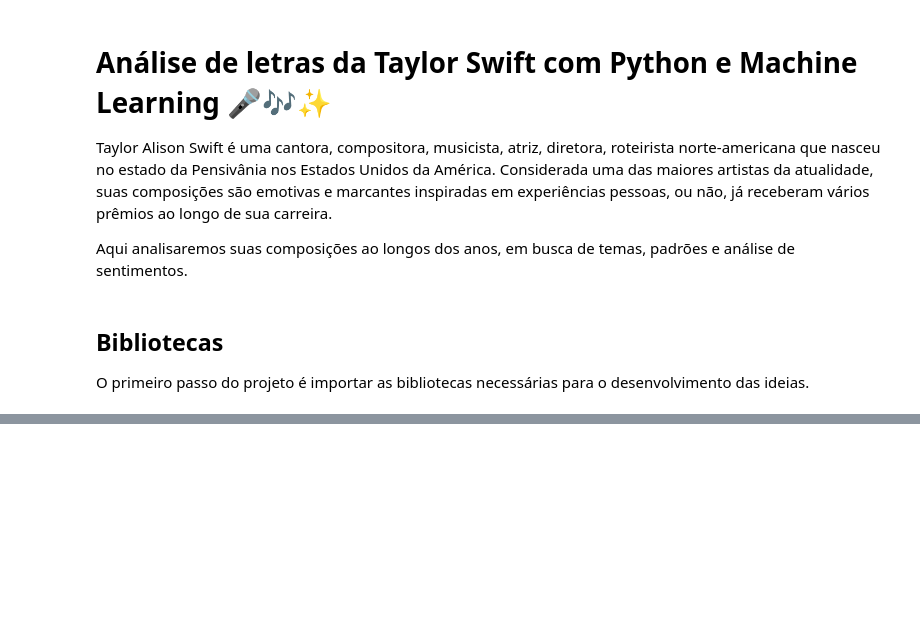
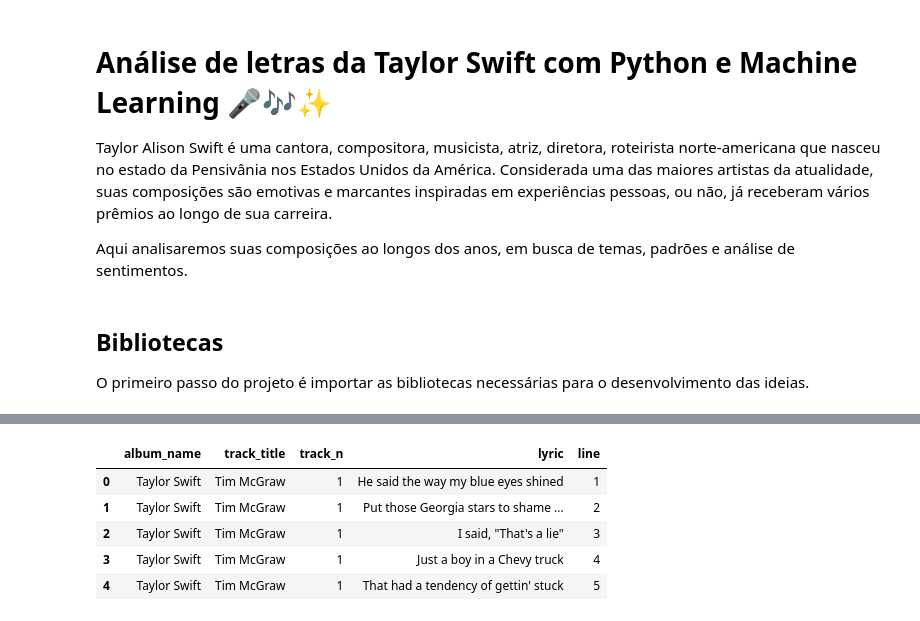
Before and after one commit to gardeniaestevam/analise-letras-taylor-swift, a Jupyter notebook: analise_letras_taylor_swift.ipynb, the cells around one changed output, grey strips where cells are left out. Saved outputs shown, nothing was run; the diff lists cells and outputs as text; code cells hidden in the pictures; blank space fills up the shorter version.

```diff
--- a/analise_letras_taylor_swift.ipynb
+++ b/analise_letras_taylor_swift.ipynb
@@ -41,0 +74,11 @@ Portanto, a base de dados não possui o Midnights, seu último trabalho, lançad
+# %%
+# concatenando os dois
+lyrics = pd.concat([ts, fl])
+lyrics.head()
+# %% [output]
+|  | album_name | track_title | track_n | lyric | line |
+| 0 | Taylor Swift | Tim McGraw | 1 | He said the way my blue eyes shined | 1 |
+| 1 | Taylor Swift | Tim McGraw | 1 | Put those Georgia stars to shame ... | 2 |
+| 2 | Taylor Swift | Tim McGraw | 1 | I said, "That's a lie" | 3 |
+| 3 | Taylor Swift | Tim McGraw | 1 | Just a boy in a Chevy truck | 4 |
+| 4 | Taylor Swift | Tim McGraw | 1 | That had a tendency of gettin' stuck | 5 |
```
Also changed, not shown: parts of 6 cells of this notebook.
